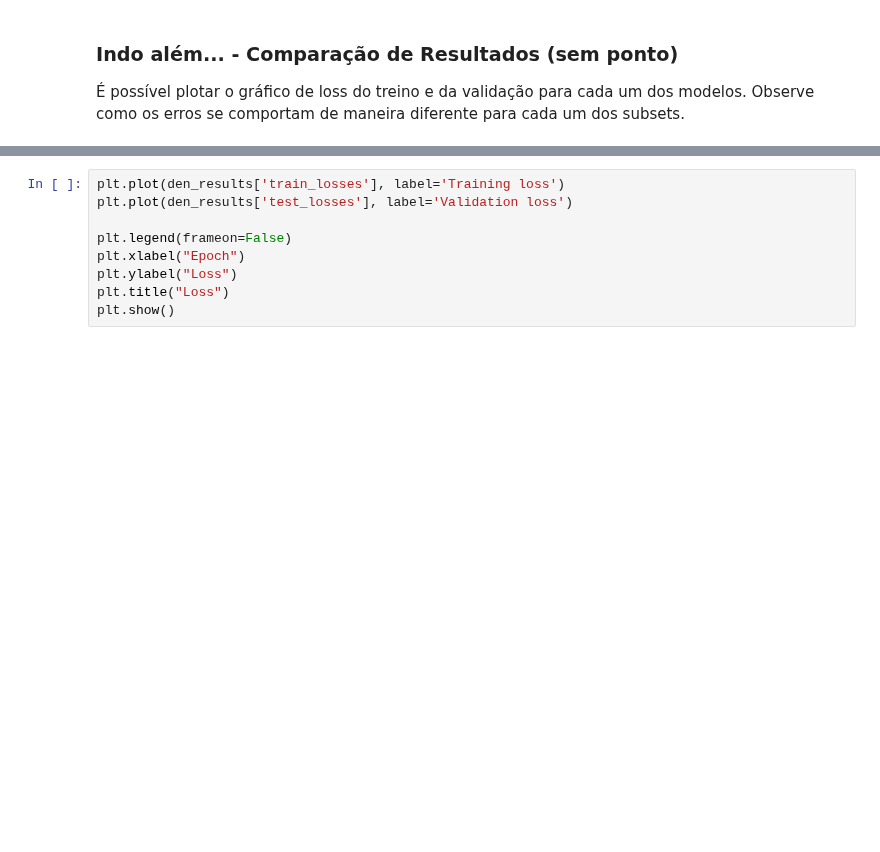
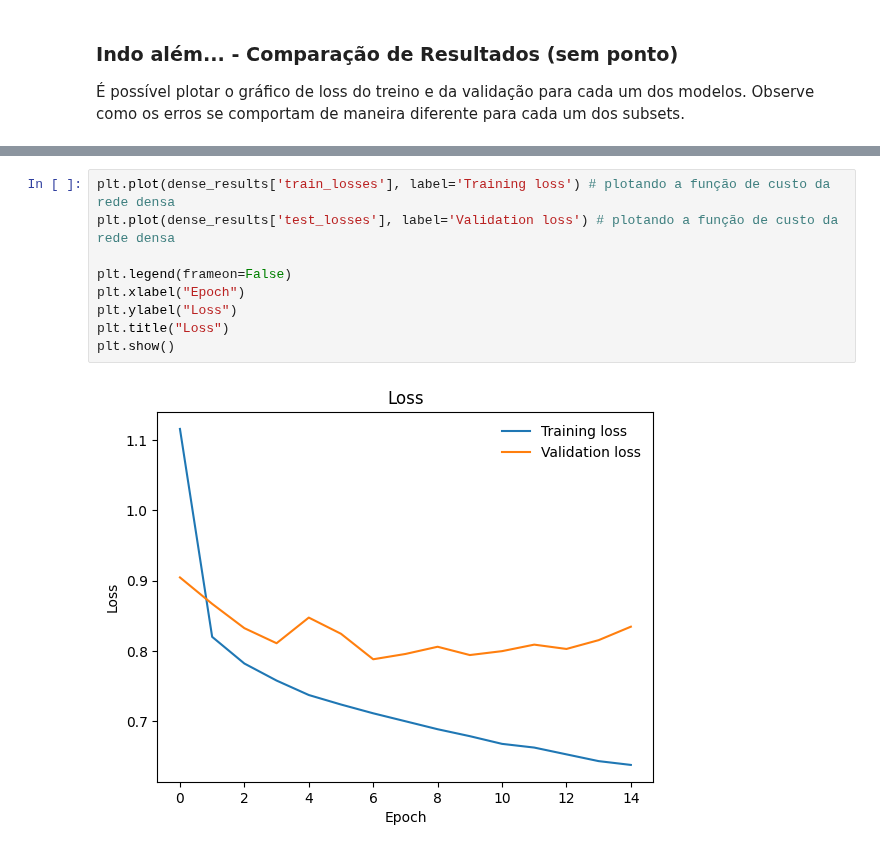
Before and after one commit to KLC8-DFCM/RedesNeurais, a Jupyter notebook: Trabalho1/SCC0270-T1-11800910-11800584.ipynb, the cells around one changed output, grey strips where cells are left out. Saved outputs shown, nothing was run; the diff lists cells and outputs as text; blank space fills up the shorter version.

```diff
--- a/Trabalho1/SCC0270-T1-11800910-11800584.ipynb
+++ b/Trabalho1/SCC0270-T1-11800910-11800584.ipynb
@@ -446,9 +476,11 @@ plt.show()
 # %%
-plt.plot(den_results['train_losses'], label='Training loss')
-plt.plot(den_results['test_losses'], label='Validation loss')
+plt.plot(dense_results['train_losses'], label='Training loss') # plotando a função de custo da rede densa
+plt.plot(dense_results['test_losses'], label='Validation loss') # plotando a função de custo da rede densa
 
 plt.legend(frameon=False)
 plt.xlabel("Epoch")
 plt.ylabel("Loss")
 plt.title("Loss")
 plt.show()
+# %% [output]
+[figure, added]
```
Also changed, not shown: parts of 14 cells of this notebook.
